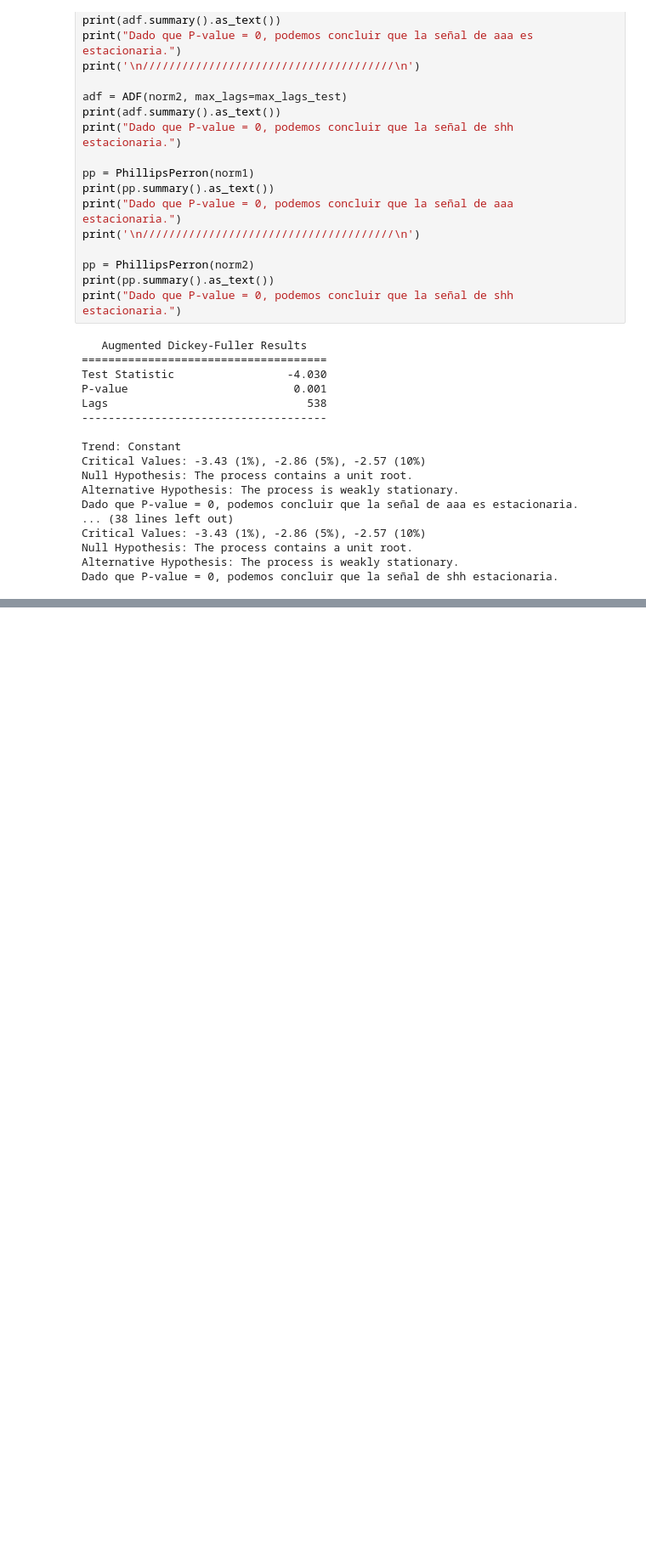
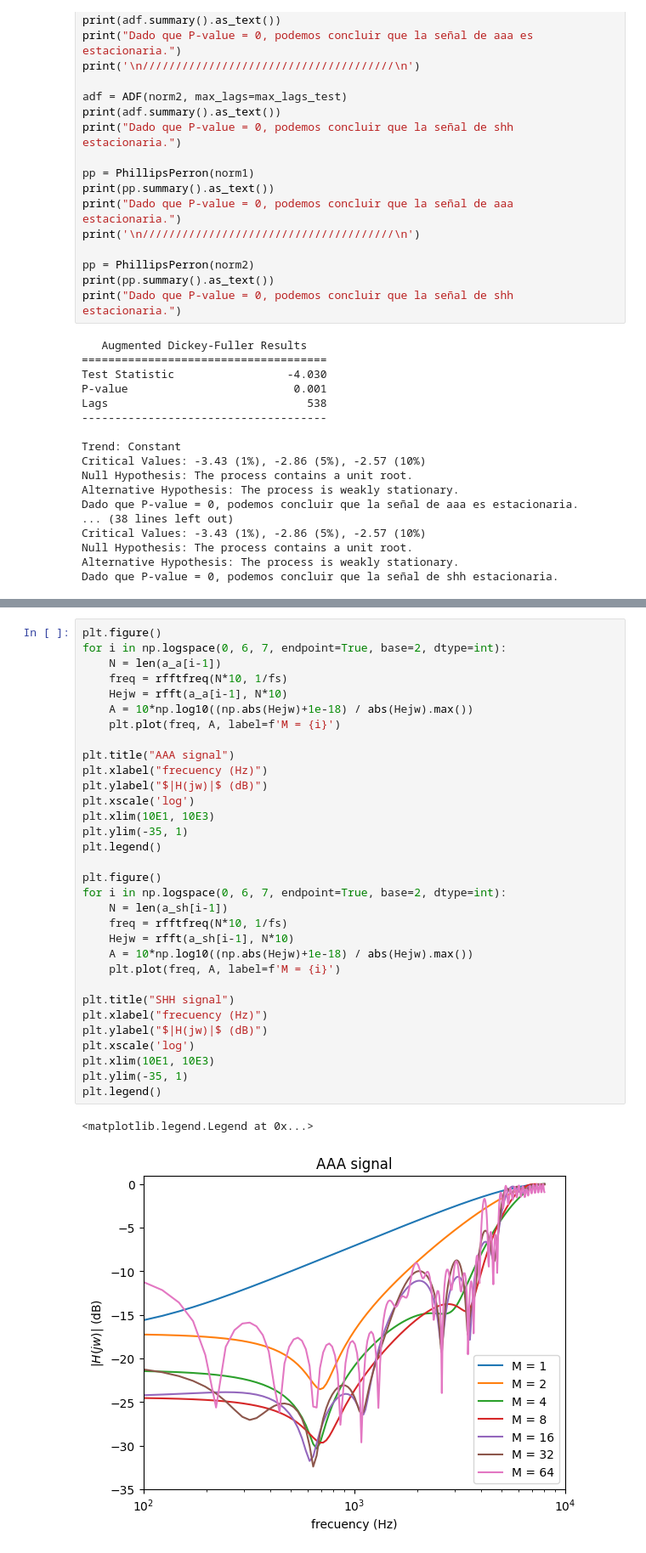
Before and after one commit to GonzaLinares/PASA_TP3, a Jupyter notebook: main.ipynb, the cells around one changed output, grey strips where cells are left out. Shown at 85% size. Saved outputs shown, nothing was run; the diff lists cells and outputs as text; blank space fills up the shorter version.

```diff
--- a/main.ipynb
+++ b/main.ipynb
@@ -116,0 +114,35 @@ plt.legend()
+# %%
+plt.figure()
+for i in np.logspace(0, 6, 7, endpoint=True, base=2, dtype=int):
+    N = len(a_a[i-1])
+    freq = rfftfreq(N*10, 1/fs)
+    Hejw = rfft(a_a[i-1], N*10)
+    A = 10*np.log10((np.abs(Hejw)+1e-18) / abs(Hejw).max())
+    plt.plot(freq, A, label=f'M = {i}')
+
+plt.title("AAA signal")
+plt.xlabel("frecuency (Hz)")
+plt.ylabel("$|H(jw)|$ (dB)")
+plt.xscale('log')
+plt.xlim(10E1, 10E3)
+plt.ylim(-35, 1)
+plt.legend()
+
+plt.figure()
+for i in np.logspace(0, 6, 7, endpoint=True, base=2, dtype=int):
+    N = len(a_sh[i-1])
+    freq = rfftfreq(N*10, 1/fs)
+    Hejw = rfft(a_sh[i-1], N*10)
+    A = 10*np.log10((np.abs(Hejw)+1e-18) / abs(Hejw).max())
+    plt.plot(freq, A, label=f'M = {i}')
+
+plt.title("SHH signal")
+plt.xlabel("frecuency (Hz)")
+plt.ylabel("$|H(jw)|$ (dB)")
+plt.xscale('log')
+plt.xlim(10E1, 10E3)
+plt.ylim(-35, 1)
+plt.legend()
+# %% [output]
+<matplotlib.legend.Legend at 0x...>
+[figure, added]
```
Also changed, not shown: parts of 7 cells of this notebook.
